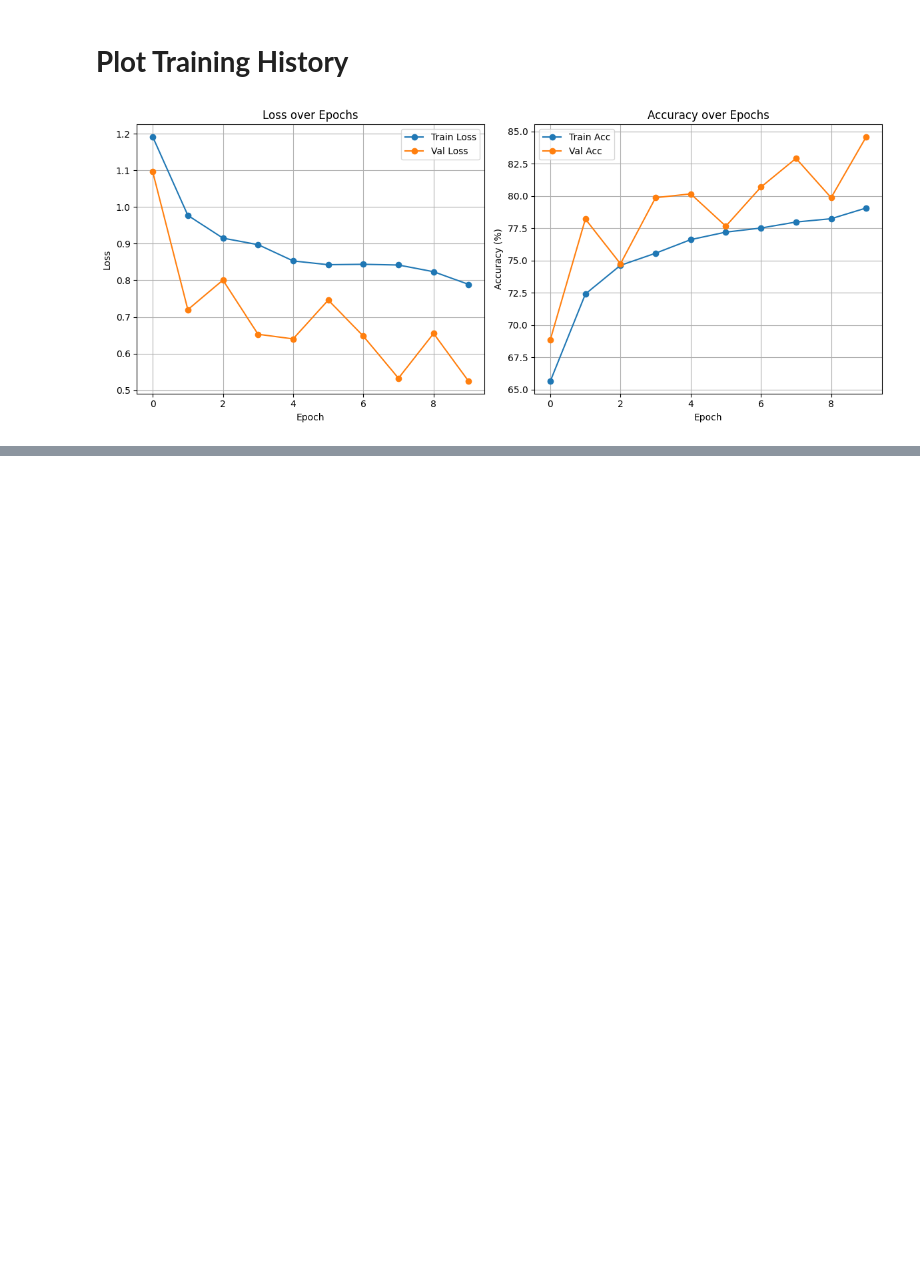
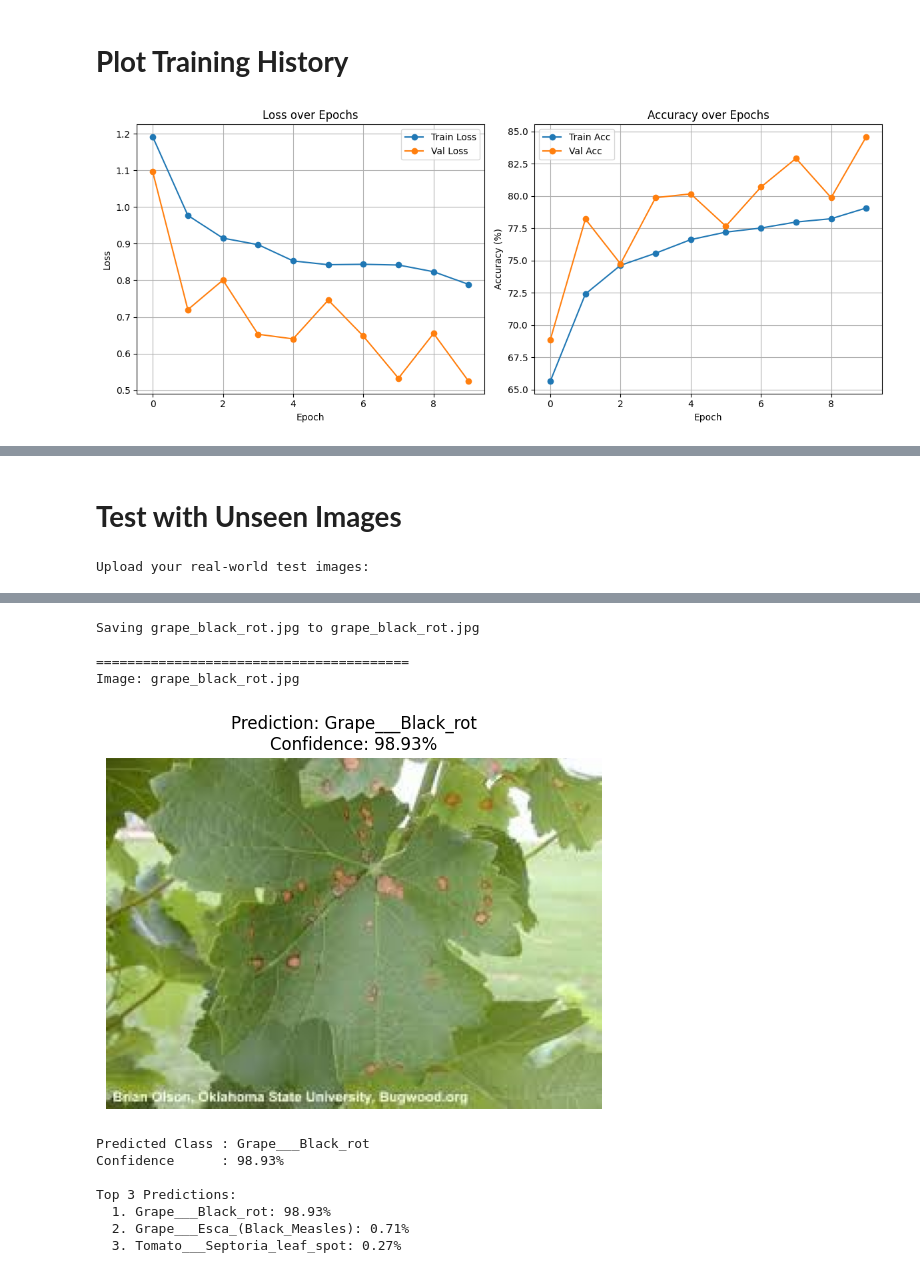
Before and after one commit to DhimanTarafdar/improve-plant-disease-detection-using-VGG16, a Jupyter notebook: Improve_Plant_Disease_Detection_using_CNN.ipynb, the cells around one changed output, grey strips where cells are left out. Drawn from its saved outputs; the diff is of its cells as text; code cells hidden in the pictures; blank space fills up the shorter version.

```diff
--- a/Improve_Plant_Disease_Detection_using_CNN.ipynb
+++ b/Improve_Plant_Disease_Detection_using_CNN.ipynb
@@ -289,0 +340,15 @@ plt.show()
+# %% [markdown]
+# **Test with Unseen Images**
+# %%
+# Upload your external images in Colab first, then predict
+from google.colab import files
+
+print("Upload your real-world test images:")
+uploaded = files.upload()
+
+for filename in uploaded.keys():
+    print(f"\n{'='*40}")
+    print(f"Image: {filename}")
+    predict_image(filename, model, val_transform, train_dataset.classes, device)
+# %% [output]
+Upload your real-world test images:
@@ -289,0 +356,12 @@ plt.show()
+Saving grape_black_rot.jpg to grape_black_rot.jpg
+
+========================================
+Image: grape_black_rot.jpg
+[figure, added]
+Predicted Class : Grape___Black_rot
+Confidence      : 98.93%
+
+Top 3 Predictions:
+  1. Grape___Black_rot: 98.93%
+  2. Grape___Esca_(Black_Measles): 0.71%
+  3. Tomato___Septoria_leaf_spot: 0.27%
```
Also changed, not shown: parts of 5 cells of this notebook.
